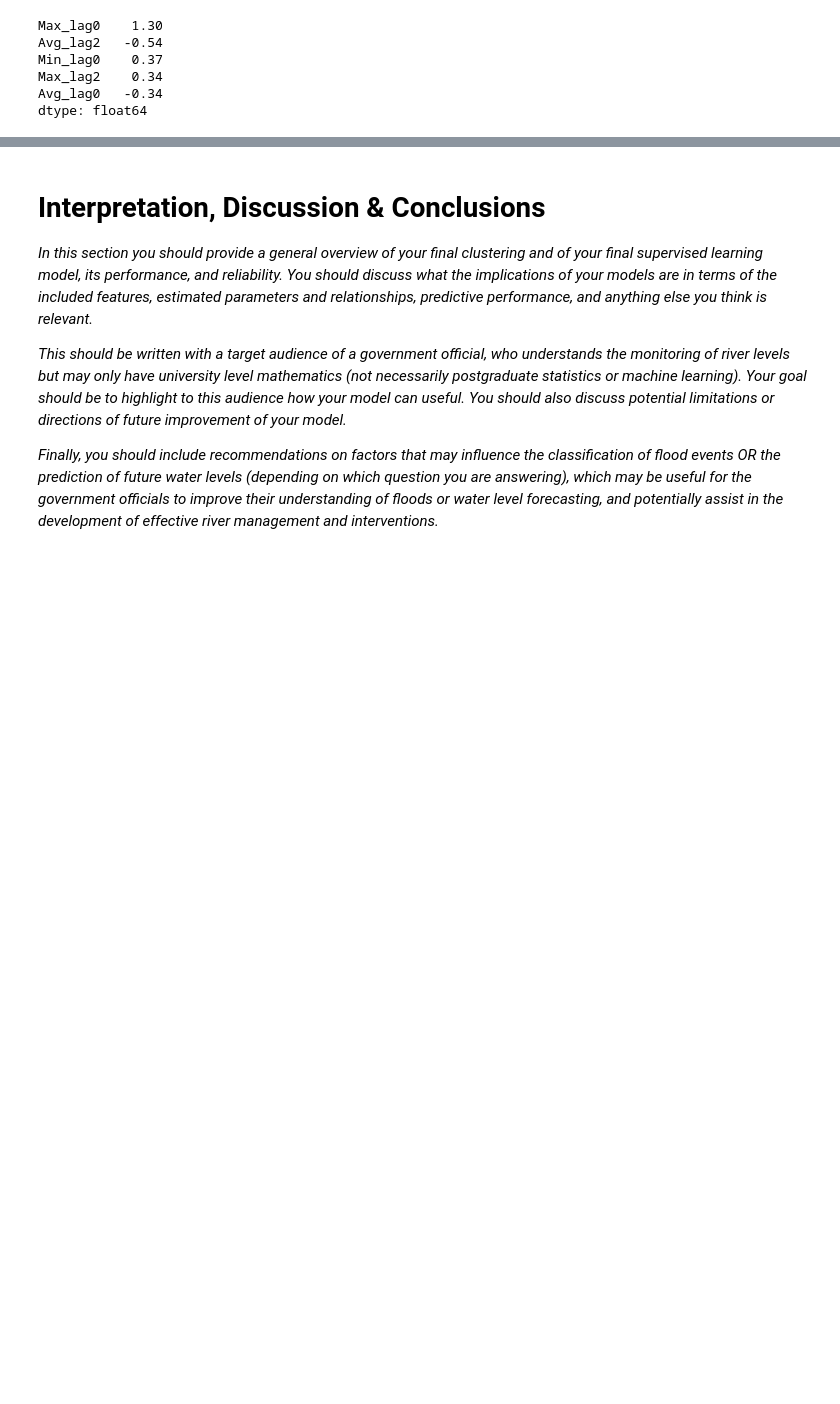
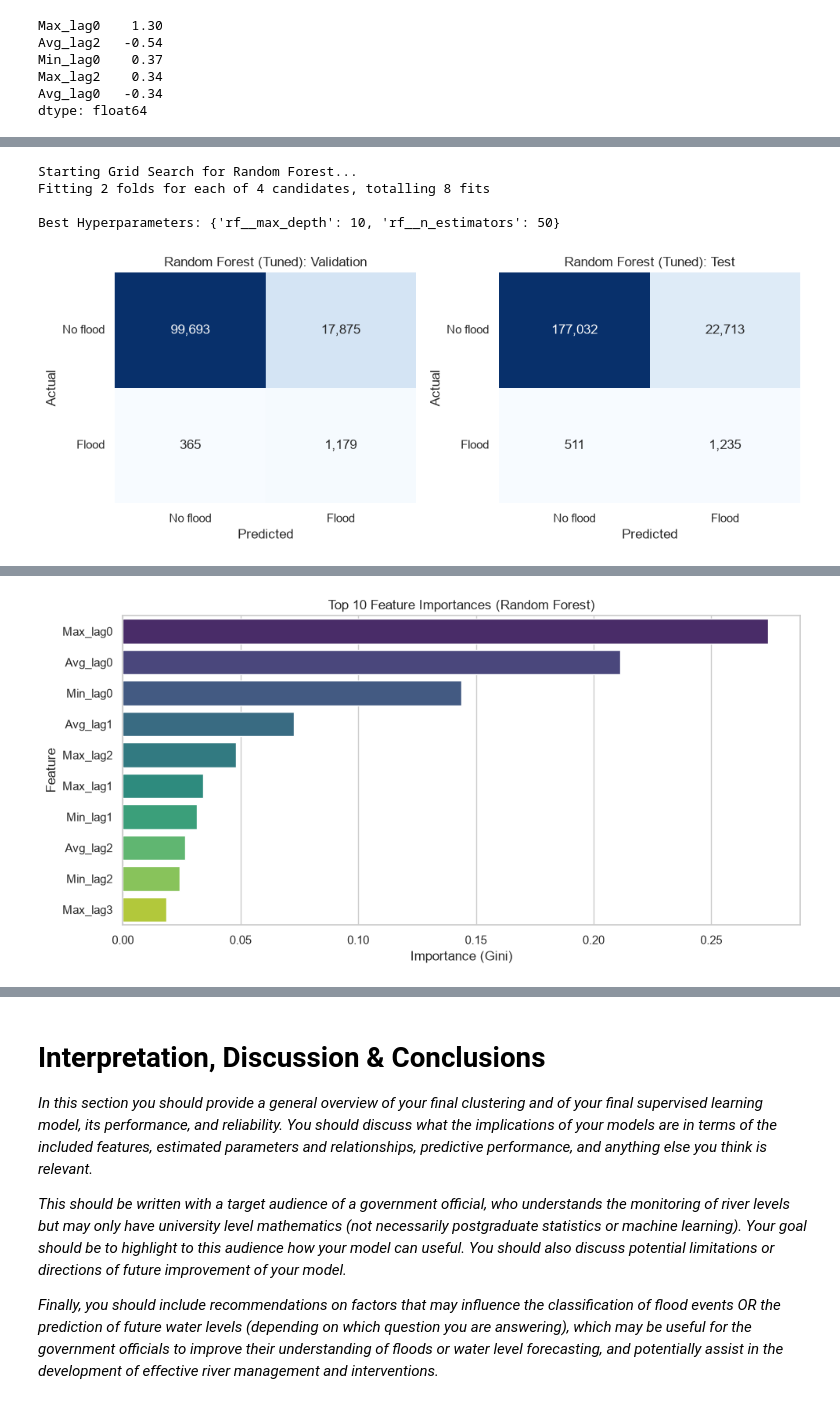
Before and after one commit to Finnmc3/ML-Project, a Jupyter notebook: Data and notebook/project.ipynb, the cells around one changed output, grey strips where cells are left out. Saved outputs shown, nothing was run; the diff lists cells and outputs as text; code cells hidden in the pictures; blank space fills up the shorter version.

Commit message:
added random forrest for classification model. Doesn't erform much better. CAn discuss whether to keep.

```diff
--- a/Data and notebook/project.ipynb
+++ b/Data and notebook/project.ipynb
@@ -591,6 +556,15 @@ def make_station_features(df, seasonal_amp, df_locs):
     print(f"Dropping {len(dropped)} stations with undefined features: {list(dropped)}")
     return features.dropna().join(meta), spread
 
+# Calculate monthly averages per station
+monthly_avg_stations = (
+    df_main.assign(month=df_main["Date"].dt.month)
+    .groupby(["Observation_ID", "month"])["Avg_Level"]
+    .mean()
+    .unstack()
+)
+
+seasonal_amp = monthly_avg_stations.max(axis=1) - monthly_avg_stations.min(axis=1)
 
 # Build one row of features per station
 station, spread = make_station_features(df_main, seasonal_amp, df_locs)
@@ -1084,0 +1068,70 @@ dtype: float64
+# %%
+
+# 1. Build the Pipeline
+# We use a Pipeline to ensure scaling is done correctly within the cross-validation folds.
+rf_pipe = Pipeline([
+    ('scaler', StandardScaler()),
+    ('rf', RandomForestClassifier(class_weight="balanced", random_state=0))
+])
+
+# 2. Define a smaller, targeted Hyperparameter Grid
+# We focus on the two most important parameters for Random Forest:
+# the number of trees (n_estimators) and the maximum depth (max_depth).
+# This keeps the search fast but still highly effective.
+param_grid = {
+    'rf__n_estimators': [50, 100],       # 2 options
+    'rf__max_depth': [5, 10]             # 2 options
+}
+
+# 3. Setup GridSearchCV
+# We use cv=2 (2-fold cross-validation) because training on 1.19 million rows is computationally heavy.
+# This reduces the search to 4 combinations * 2 folds = 8 total models trained.
+grid_search = GridSearchCV(
+    estimator=rf_pipe,
+    param_grid=param_grid,
+    cv=2,               # 2-fold CV otehrwise takes AGES
+    scoring='f1',       # Optimise for F1-score, as we want to minimmise flase positives
+    n_jobs=-1,          # Use all CPU cores to speed up training
+    verbose=2
+)
+
+print("Starting Grid Search for Random Forest...")
+# Fit ONLY on the training data to avoid data leakage
+grid_search.fit(X_train, y_train)
+
+# Print the best parameters found
+print(f"\nBest Hyperparameters: {grid_search.best_params_}")
+
+# Extract the best estimator from the grid search
+final_rf = grid_search.best_estimator_
+
+# Evaluate on the validation and test sets using the same function as the baseline
+rf_results = evaluate_on_splits(final_rf, splits, model_name="Random Forest (Tuned)")
+
+# Combine the baseline and final model results for an easy comparison table
+display(pd.concat([baseline_results, plain_results, rf_results]).round(3))
+
+
+# Extract feature importances from the Random Forest inside the pipeline
+rf_importances = pd.Series(
+    final_rf.named_steps['rf'].feature_importances_,
+    index=feature_cols_clf
+)
+
+# Sort by importance and show the top 10
+top_features = rf_importances.sort_values(ascending=False).head(10).round(4)
+
+# Plot the feature importances
+fig, ax = plt.subplots(figsize=(10, 5))
+sns.barplot(x=top_features.values, y=top_features.index, palette="viridis", ax=ax)
+ax.set_title("Top 10 Feature Importances (Random Forest)")
+ax.set_xlabel("Importance (Gini)")
+ax.set_ylabel("Feature")
+plt.tight_layout()
+plt.show()
+# %% [output]
+Starting Grid Search for Random Forest...
+Fitting 2 folds for each of 4 candidates, totalling 8 fits
+
+Best Hyperparameters: {'rf__max_depth': 10, 'rf__n_estimators': 50}
+[figure, added]
@@ -1085 +1149,2 @@ dtype: float64
+[figure, added]
 # %% [markdown]
```
Also changed, not shown: parts of 11 cells of this notebook.
